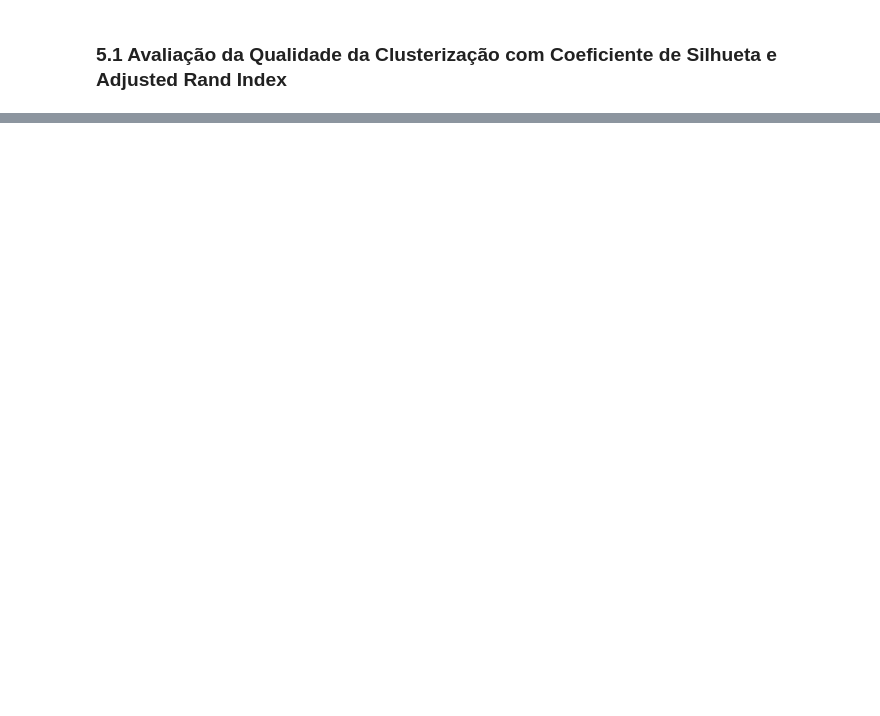
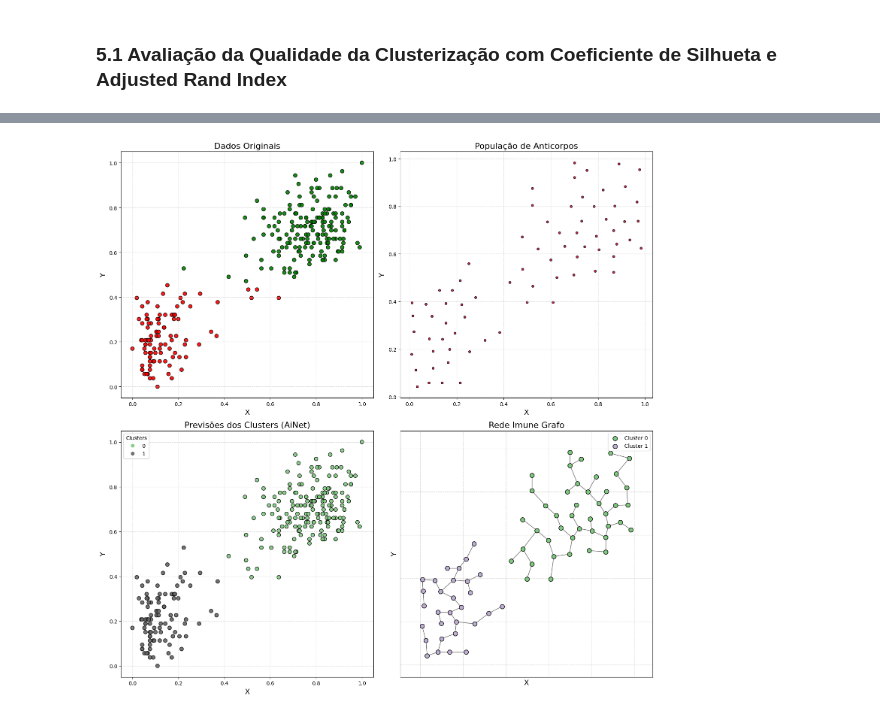
Before and after one commit to AIS-Package/aisp, a Jupyter notebook: examples/pt-br/clustering/AiNet/geyser_dataBase_example.ipynb, the cells around one changed output, grey strips where cells are left out. Drawn from its saved outputs; the diff is of its cells as text; code cells hidden in the pictures; blank space fills up the shorter version.

```diff
--- a/examples/pt-br/clustering/AiNet/geyser_dataBase_example.ipynb
+++ b/examples/pt-br/clustering/AiNet/geyser_dataBase_example.ipynb
@@ -142,0 +147,5 @@ plot_immune_network(dados, classes, predict_y, model, title_prefix="")
+# %%
+# Model Initialization
+model = AiNet(suppression_threshold=0.95, affinity_threshold=0.95)
+
+predict_y = model.fit_predict(dados)
@@ -142,0 +169,4 @@ plot_immune_network(dados, classes, predict_y, model, title_prefix="")
+# %%
+plot_immune_network(dados, classes, predict_y, model, title_prefix="")
+# %% [output]
+[figure, added]
```
Also changed, not shown: parts of 11 cells of this notebook, 4 other files.
